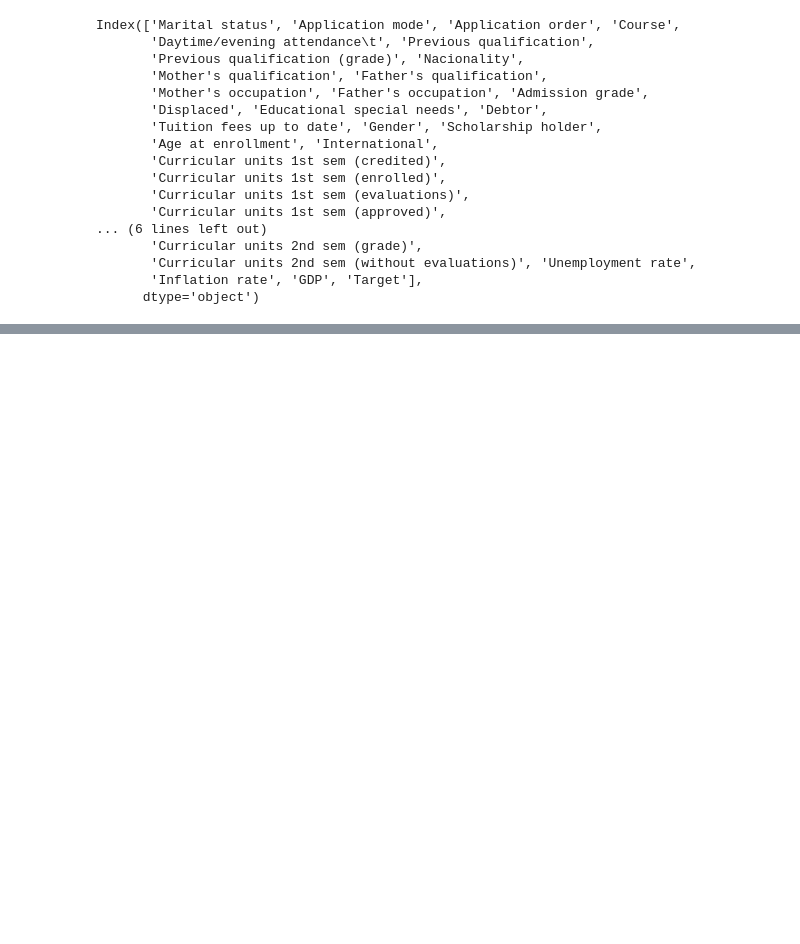
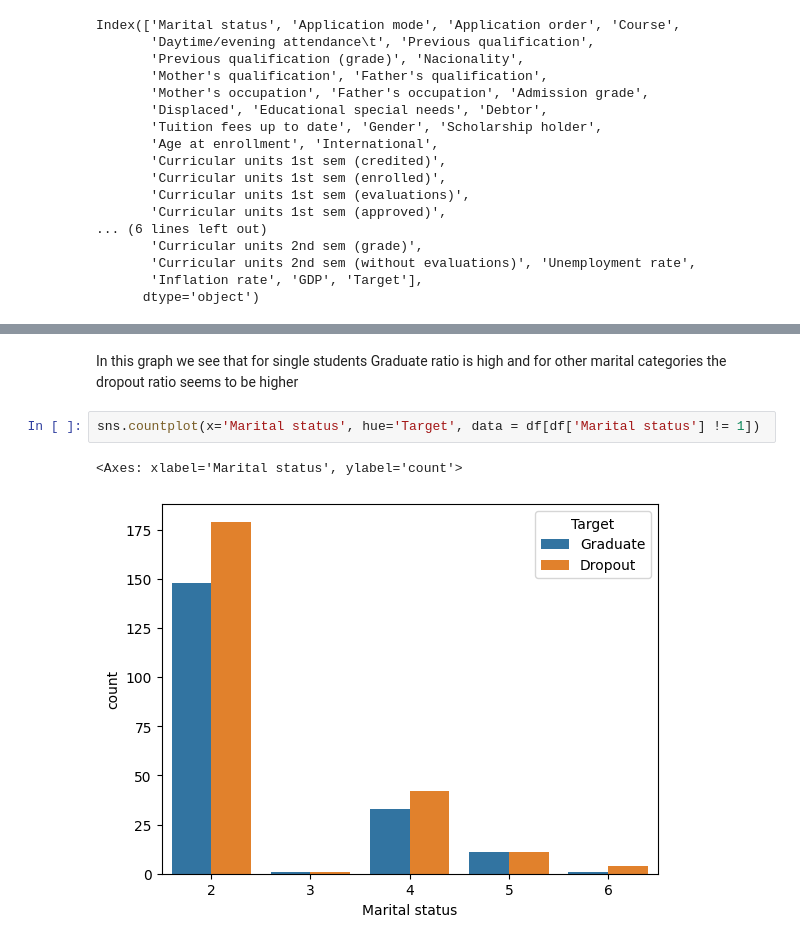
Before and after one commit to Ran-Dhir-Singh/Student_dropout, a Jupyter notebook: notebooks/EDA.ipynb, the cells around one changed output, grey strips where cells are left out. Drawn from its saved outputs; the diff is of its cells as text; blank space fills up the shorter version.

```diff
--- a/notebooks/EDA.ipynb
+++ b/notebooks/EDA.ipynb
@@ -92,0 +140,7 @@ plt.show()
+# %% [markdown]
+In this graph we see that for single students Graduate ratio is high and for other marital categories the dropout ratio seems to be higher
+# %%
+sns.countplot(x='Marital status', hue='Target', data = df[df['Marital status'] != 1])
+# %% [output]
+<Axes: xlabel='Marital status', ylabel='count'>
+[figure, added]
```
Also changed, not shown: parts of 16 cells of this notebook.
